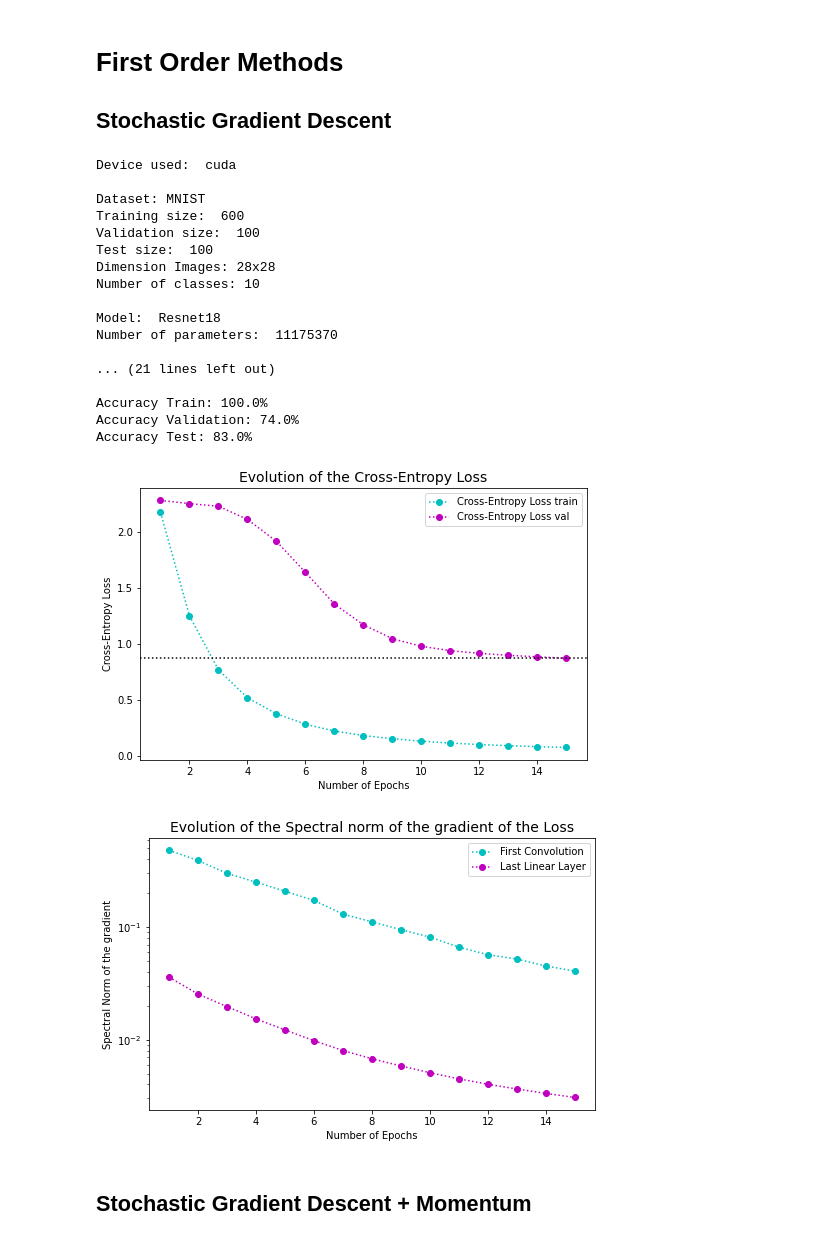
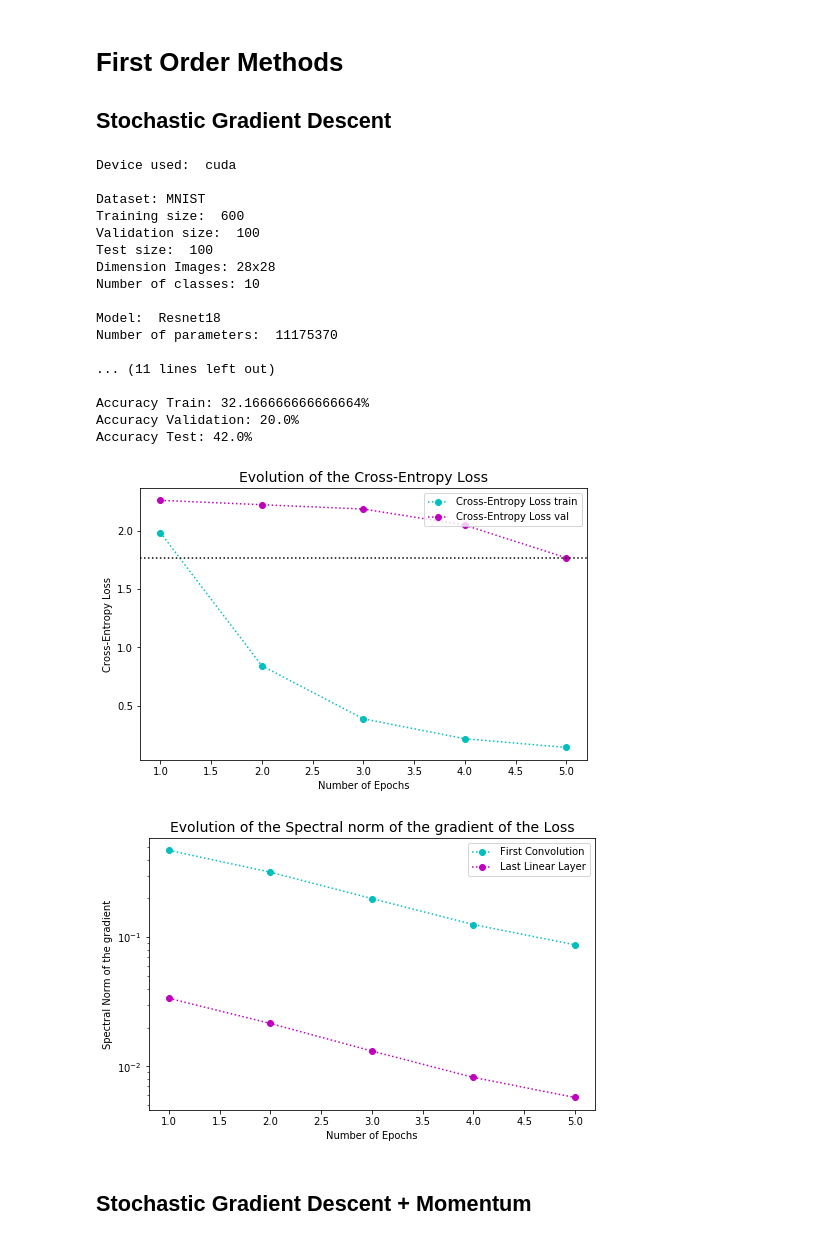
Before and after one commit to riccardocadei/adahessian, a Jupyter notebook: main.ipynb, the cells around one changed output. Drawn from its saved outputs; the diff is of its cells as text; code cells hidden in the pictures.

```diff
--- a/main.ipynb
+++ b/main.ipynb
@@ -11,27 +19,27 @@ warnings.filterwarnings("ignore")
 ## Stochastic Gradient Descent
 # %%
 SGD = run_experiment(optimizer_name="SGD", model_name='resnet18',
-                nb_epochs=15, batch_size=100, reduce=100, plot=True, lr=0.01)
+                nb_epochs=5, batch_size=100, reduce=100, plot=True, lr=0.01)
 # %% [output]
 Device used:  cuda
 
 Dataset: MNIST
 Training size:  600
 Validation size:  100
 Test size:  100
 Dimension Images: 28x28
 Number of classes: 10
 
 Model:  Resnet18
 Number of parameters:  11175370
 
-... (21 lines left out)
+... (11 lines left out)
 
-Accuracy Train: 100.0%
-Accuracy Validation: 74.0%
-Accuracy Test: 83.0%
+Accuracy Train: 32.166666666666664%
+Accuracy Validation: 20.0%
+Accuracy Test: 42.0%
-[figure, old version]
+[figure, new version]
-[figure, old version]
+[figure, new version]
 # %% [markdown]
 ## Stochastic Gradient Descent + Momentum
 # %%
```
Also changed, not shown: parts of 7 cells of this notebook, 15 other files.
